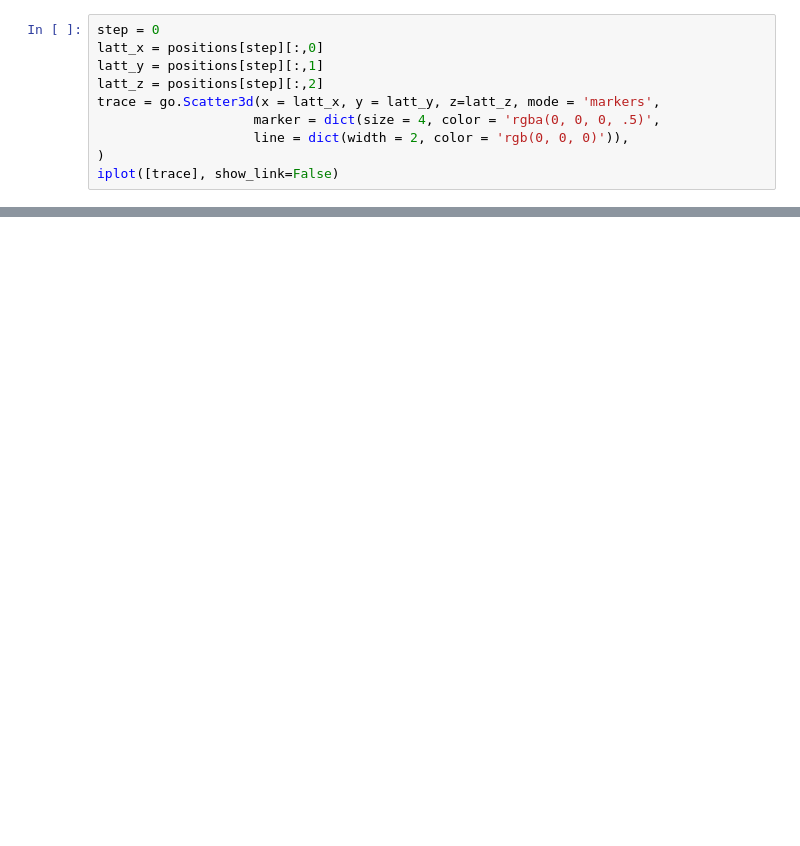
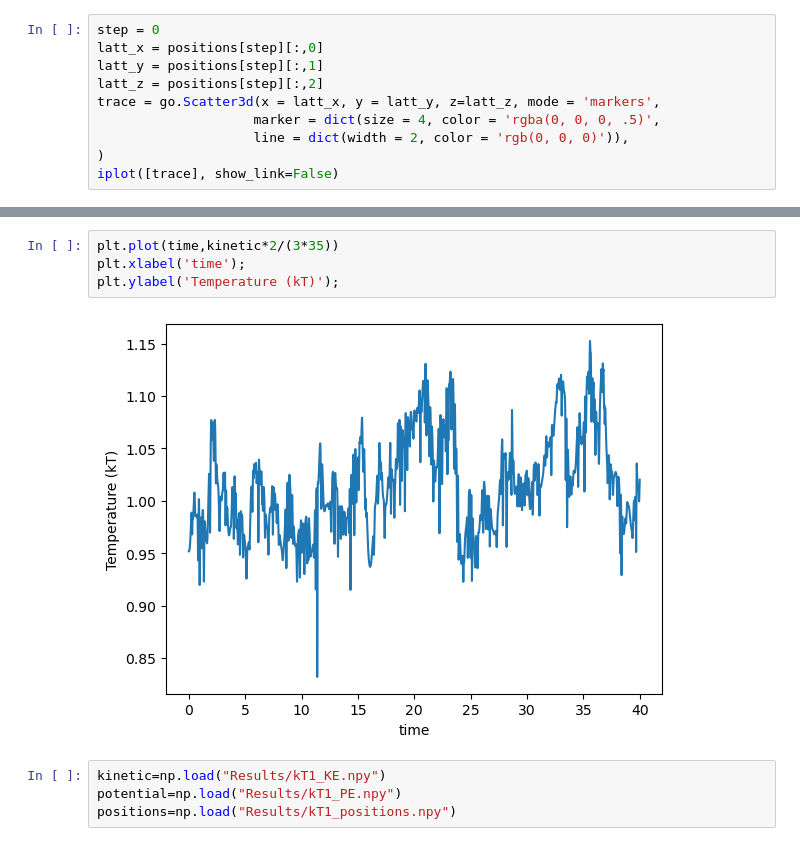
Before and after one commit to EdrickSG/Classical-Molecular-Dynamics, a Jupyter notebook: post-processing.ipynb, the cells around one changed output, grey strips where cells are left out. Drawn from its saved outputs; the diff is of its cells as text; blank space fills up the shorter version.

```diff
--- a/post-processing.ipynb
+++ b/post-processing.ipynb
@@ -54,0 +53,10 @@ plt.ylabel('Total Energy');
+# %%
+plt.plot(time,kinetic*2/(3*35))
+plt.xlabel('time');
+plt.ylabel('Temperature (kT)');
+# %% [output]
+[figure, added]
+# %%
+kinetic=np.load("Results/kT1_KE.npy")
+potential=np.load("Results/kT1_PE.npy")
+positions=np.load("Results/kT1_positions.npy")
```
Also changed, not shown: parts of 28 cells of this notebook, 3 other files.
